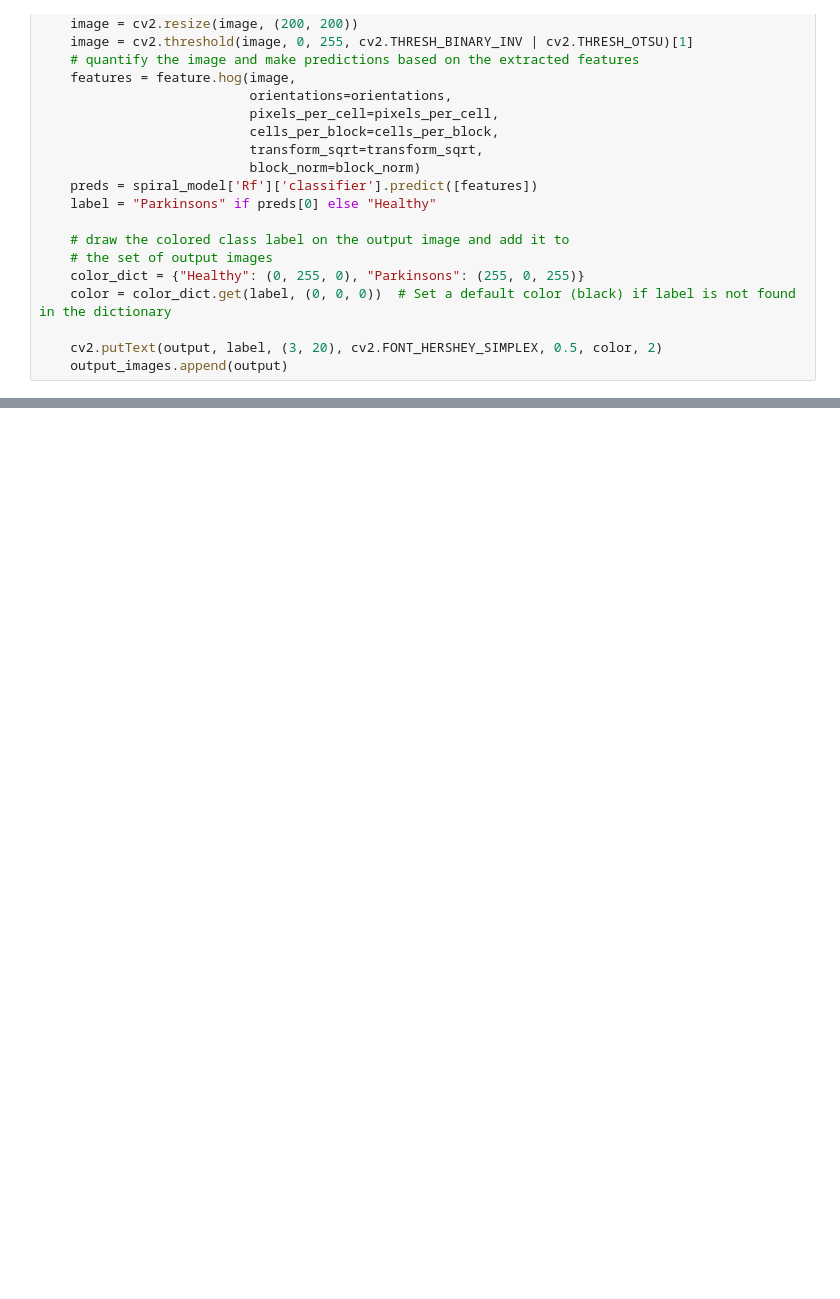
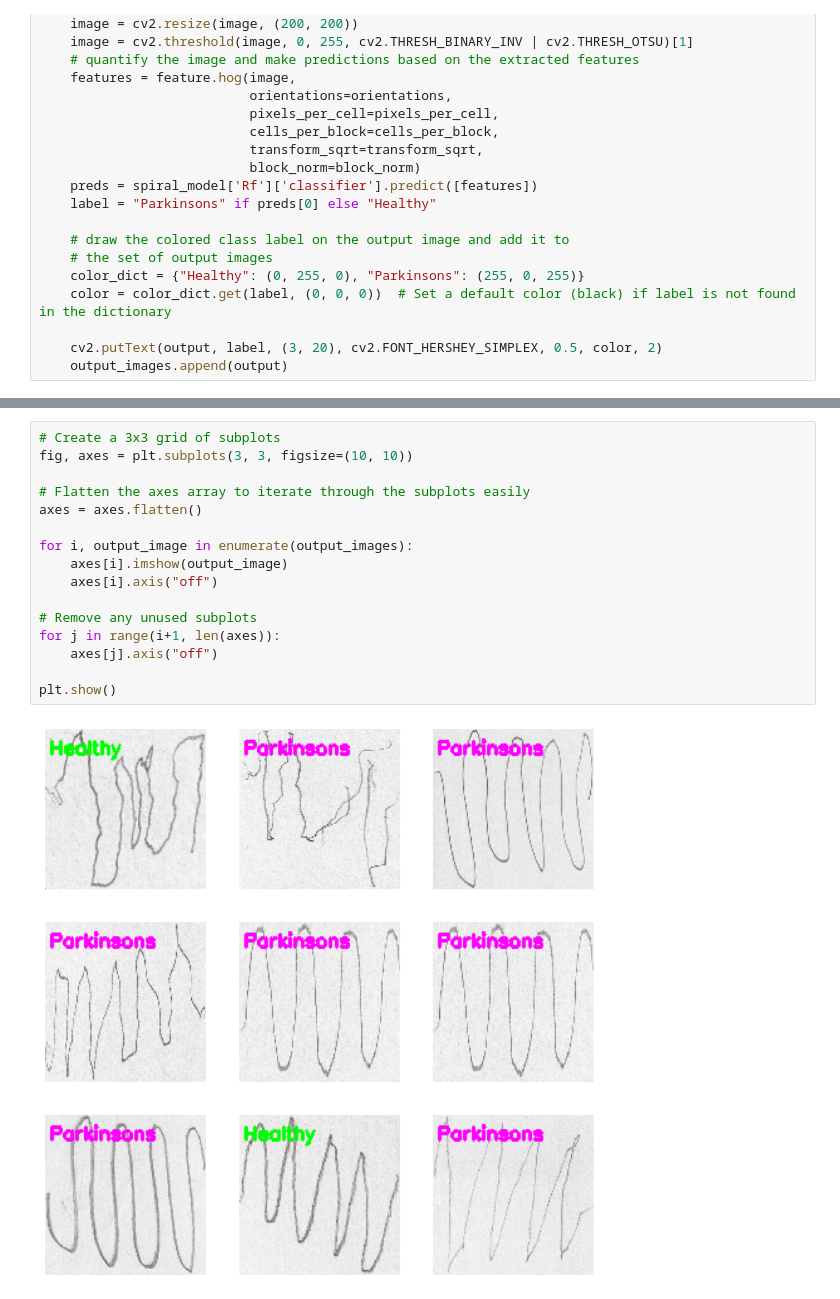
Before and after one commit to HeliaHashemipour/Parkinson, a Jupyter notebook: Drawing/detection.ipynb, the cells around one changed output, grey strips where cells are left out. Drawn from its saved outputs; the diff is of its cells as text; blank space fills up the shorter version.

```diff
--- a/Drawing/detection.ipynb
+++ b/Drawing/detection.ipynb
@@ -269,0 +475,18 @@ NameError: name 'results' is not defined
+# %%
+# Create a 3x3 grid of subplots
+fig, axes = plt.subplots(3, 3, figsize=(10, 10))
+
+# Flatten the axes array to iterate through the subplots easily
+axes = axes.flatten()
+
+for i, output_image in enumerate(output_images):
+    axes[i].imshow(output_image)
+    axes[i].axis("off")
+
+# Remove any unused subplots
+for j in range(i+1, len(axes)):
+    axes[j].axis("off")
+
+plt.show()
+# %% [output]
+[figure, added]
```
Also changed, not shown: parts of 23 cells of this notebook, 4 other files.
